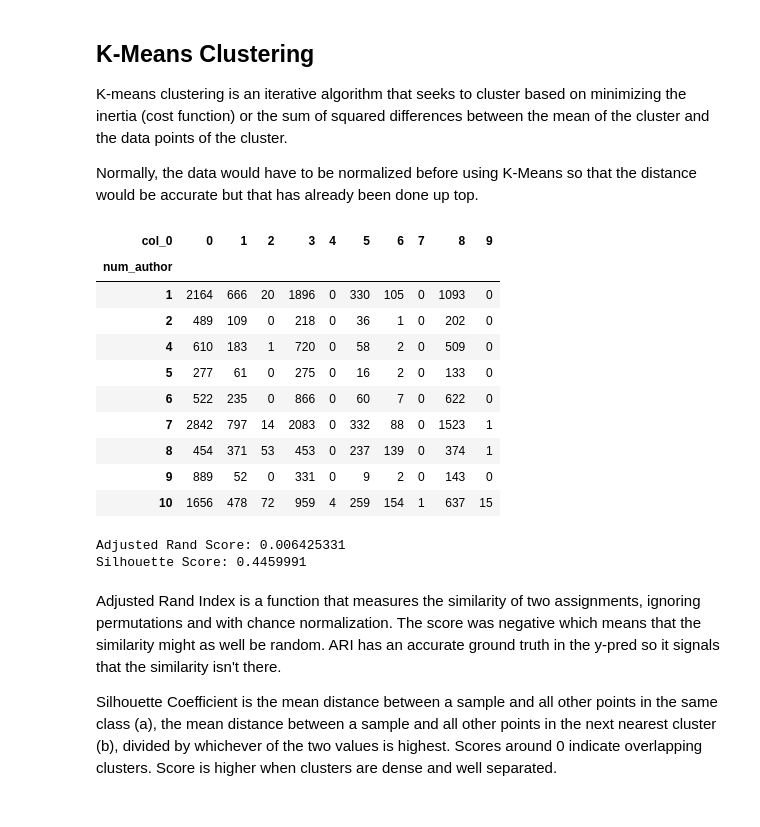
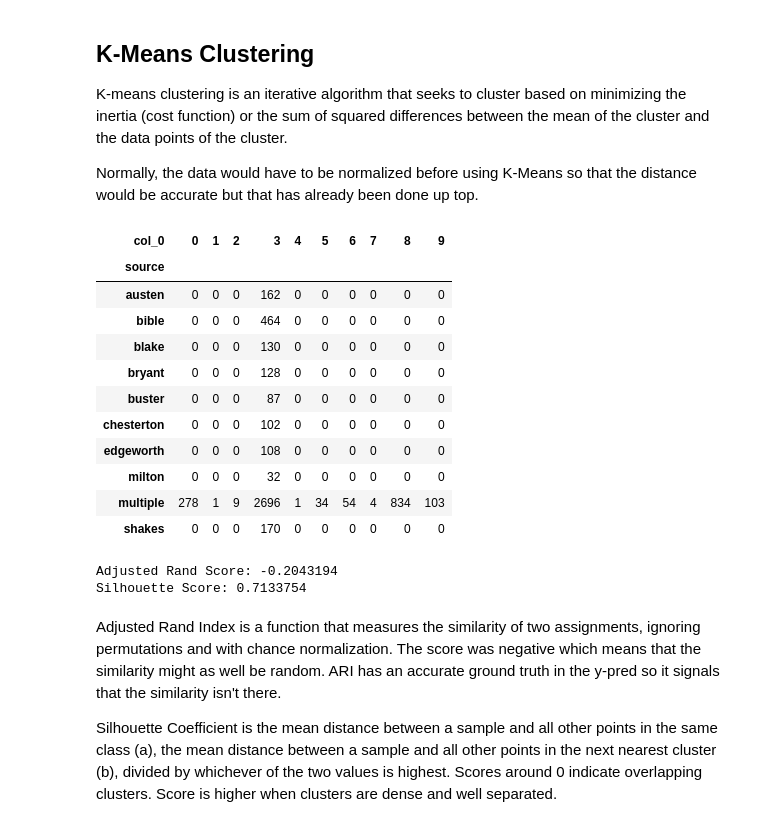
Before and after one commit to lamkg/-Thinkful-Unsupervised-Learning-Capstone, a Jupyter notebook: Unsupervised Learning Capstone.ipynb, the cells around one changed output. Cells and saved outputs as stored; diff of their text form; code cells hidden in the pictures.

```diff
--- a/Unsupervised Learning Capstone.ipynb
+++ b/Unsupervised Learning Capstone.ipynb
@@ -112,6 +130,7 @@ whitman_doc = nlp(whitman)
 # Group into sentences
 austen_sents = [[sent, 'austen'] for sent in austen_doc.sents]
 bible_sents = [[sent, 'bible'] for sent in bible_doc.sents]
+blake_sents = [[sent, 'blake'] for sent in blake_doc.sents]
 bryant_sents = [[sent, 'bryant'] for sent in bryant_doc.sents]
 buster_sents = [[sent, 'buster'] for sent in buster_doc.sents]
 chesterton_sents = [[sent, 'chesterton'] for sent in chesterton_doc.sents]
@@ -171,0 +412,5 @@ sentences['author'] = sentences['author'].astype('str')
+# %%
+# Was testing the output and accidentally created another row.
+tf_idf_final = determine_who(tf_idf)
+
+tf_idf_final.head(30)
@@ -183,35 +443,0 @@ X_train, X_test, y_train, y_test = train_test_split(X, y, test_size=0.25, random
-# %%
-vectorizer = TfidfVectorizer(max_df=0.5,
-                            min_df=4,
-                            stop_words='english',
-                            lowercase=False,
-                            use_idf=True,
-                            norm=u'l2',
-                            smooth_idf=True)
-# Applying the vectorizer
-X_tfidf = vectorizer.fit_transform(X)
-print('Number of features: {}'.format(X_tfidf.get_shape()[1]))
-
-# Splitting into train and test sets
-X_train_tfidf, X_test_tfidf, y_train, y_test = train_test_split(X_tfidf, y, test_size=0.25, random_state=42)
-
-# Reshape vectorizer to readable content
-X_train_tfidf_csr = X_train_tfidf.tocsr()
-
-# Number of paragraphs
-n = X_train_tfidf_csr.shape[0]
-
-# A list of dictionaries, one per paragraph
-tfidf_bypara = [{} for _ in range(0,n)]
-
-# List of features
-terms = vectorizer.get_feature_names()
-
-# For each paragraph, lists the feature words and their tf-idf scores
-for i, j in zip(*X_train_tfidf_csr.nonzero()):
-    tfidf_bypara[i][terms[j]] = X_train_tfidf_csr[i, j]
-
-# Keep in mind that the log base 2 of 1 is 0,
-# so a tf-idf score of 0 indicates that the word was present once in that sentence.
-print('Original sentence:', X_train[100])
-print('Tf_idf vector:', tfidf_bypara[100])
@@ -315,36 +454,37 @@ Normally, the data would have to be normalized before using K-Means so that the
 # %%
 from sklearn.cluster import KMeans
 
 # I will use 10 clusters because I have 10 authors.
 # Initialize the model.
 kmeans = KMeans(n_clusters=10, init='k-means++', random_state=42, n_init=20)
 
 # Fit and predict the model.
-y_pred = kmeans.fit_predict(X2_train)
+y_pred = kmeans.fit_predict(X_train)
 
-pd.crosstab(y2_train, y_pred)
+pd.crosstab(y_train, y_pred)
 # %% [output]
 | col_0 | 0 | 1 | 2 | 3 | 4 | 5 | 6 | 7 | 8 | 9 |
-| num_author |  |  |  |  |  |  |  |  |  |  |
-| 1 | 2164 | 666 | 20 | 1896 | 0 | 330 | 105 | 0 | 1093 | 0 |
-| 2 | 489 | 109 | 0 | 218 | 0 | 36 | 1 | 0 | 202 | 0 |
-| 4 | 610 | 183 | 1 | 720 | 0 | 58 | 2 | 0 | 509 | 0 |
-| 5 | 277 | 61 | 0 | 275 | 0 | 16 | 2 | 0 | 133 | 0 |
-| 6 | 522 | 235 | 0 | 866 | 0 | 60 | 7 | 0 | 622 | 0 |
-| 7 | 2842 | 797 | 14 | 2083 | 0 | 332 | 88 | 0 | 1523 | 1 |
-| 8 | 454 | 371 | 53 | 453 | 0 | 237 | 139 | 0 | 374 | 1 |
-| 9 | 889 | 52 | 0 | 331 | 0 | 9 | 2 | 0 | 143 | 0 |
-| 10 | 1656 | 478 | 72 | 959 | 4 | 259 | 154 | 1 | 637 | 15 |
+| source |  |  |  |  |  |  |  |  |  |  |
+| austen | 0 | 0 | 0 | 162 | 0 | 0 | 0 | 0 | 0 | 0 |
+| bible | 0 | 0 | 0 | 464 | 0 | 0 | 0 | 0 | 0 | 0 |
+| blake | 0 | 0 | 0 | 130 | 0 | 0 | 0 | 0 | 0 | 0 |
+| bryant | 0 | 0 | 0 | 128 | 0 | 0 | 0 | 0 | 0 | 0 |
+| buster | 0 | 0 | 0 | 87 | 0 | 0 | 0 | 0 | 0 | 0 |
+| chesterton | 0 | 0 | 0 | 102 | 0 | 0 | 0 | 0 | 0 | 0 |
+| edgeworth | 0 | 0 | 0 | 108 | 0 | 0 | 0 | 0 | 0 | 0 |
+| milton | 0 | 0 | 0 | 32 | 0 | 0 | 0 | 0 | 0 | 0 |
+| multiple | 278 | 1 | 9 | 2696 | 1 | 34 | 54 | 4 | 834 | 103 |
+| shakes | 0 | 0 | 0 | 170 | 0 | 0 | 0 | 0 | 0 | 0 |
 # %%
 from sklearn.metrics import adjusted_rand_score
 from sklearn.metrics import silhouette_score
 # Evaluate the performance of the clusters
 
-print('Adjusted Rand Score: {:0.7}'.format(adjusted_rand_score(y2_train, y_pred)))
-print('Silhouette Score: {:0.7}'.format(silhouette_score(X2_train, y_pred, metric='euclidean')))
+print('Adjusted Rand Score: {:0.7}'.format(adjusted_rand_score(y_train, y_pred)))
+print('Silhouette Score: {:0.7}'.format(silhouette_score(X_train, y_pred, metric='euclidean')))
 # %% [output]
-Adjusted Rand Score: 0.006425331
-Silhouette Score: 0.4459991
+Adjusted Rand Score: -0.2043194
+Silhouette Score: 0.7133754
 # %% [markdown]
 Adjusted Rand Index is a function that measures the similarity of two assignments, ignoring permutations and with chance normalization. The score was negative which means that the similarity might as well be random. ARI has an accurate ground truth in the y-pred so it signals that the similarity isn't there.
 
```
Also changed, not shown: parts of 46 cells of this notebook.
